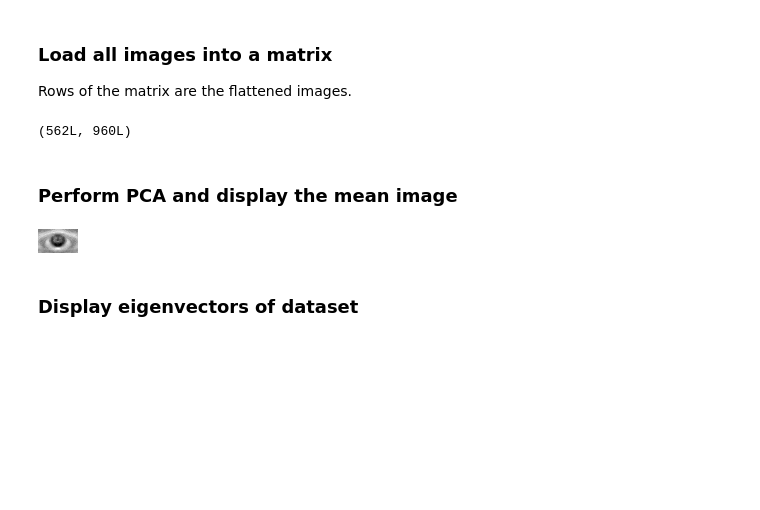
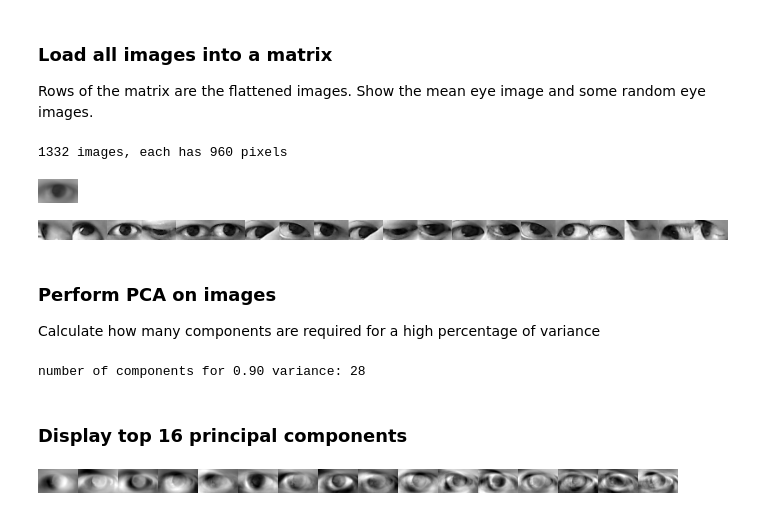
Before and after one commit to errollw/Theano-tests, a Jupyter notebook: PCA test.ipynb, the cells around one changed output. Cells and saved outputs as stored; diff of their text form; code cells hidden in the pictures; blank space fills up the shorter version.

```diff
--- a/PCA test.ipynb
+++ b/PCA test.ipynb
@@ -39,38 +33,50 @@ imgs_dir = "C:\Users\Erroll\Documents\eyespose\eyespose"
 ### Load all images into a matrix
 
 Rows of the matrix are the flattened images.
+Show the mean eye image and some random eye images.
-# %%
-all_imnames = os.listdir(imgs_dir)
-# all_imnames = [imname for imname in os.listdir(dataset_dir_single) if "_g" in imname]
-
-# make a balanced dataset
-nolock_fns = [fn for fn in all_imnames if "nolock" in fn]
-lock_fns = set(all_imnames) - set(nolock_fns)
-num_lock_imgs = len(lock_fns)
-nolock_fns_balanced = random.sample(nolock_fns, num_lock_imgs)
-
-all_imnames_balanced = list(set(nolock_fns_balanced).union(lock_fns))
-
-all_ims = [cv2.imread(os.path.join(imgs_dir, imname), cv2.CV_LOAD_IMAGE_GRAYSCALE) for imname in all_imnames_balanced]
-# all_ims = [cv2.resize(im, (40,24)) for im in all_ims]
-all_ims_flat = [im.flatten() for im in all_ims]
-
-matrix = np.vstack(all_ims_flat)
-
-print matrix.shape
-# %% [output]
-(562L, 960L)
-# %% [markdown]
-### Perform PCA and display the mean image
+# %%
+# read in all images and equalize histograms
+all_ims = [cv2.imread(os.path.join(imgs_dir, imname), cv2.CV_LOAD_IMAGE_GRAYSCALE) for imname in all_imnames_balanced]
+all_imgs = [exposure.equalize_hist(img)*255.0 for img in all_ims]
+
+all_ims_flat = [im.flatten() for im in all_ims]
+matrix = np.vstack(all_ims_flat)
+immean = matrix.mean(axis=0)
+
+print "%d images, each has %d pixels"%matrix.shape
+
+display(Image(data=cv2.imencode(".png", immean.reshape(24,40))[1].tostring()))
+display(Image(data=cv2.imencode(".png", np.hstack(random.sample(all_ims,20)))[1].tostring()))
+# %% [output]
+1332 images, each has 960 pixels
+[figure, added]
+[figure, added]
+# %% [markdown]
+### Perform PCA on images
+Calculate how many components are required for a high percentage of variance
+# %%
+pca = PCA()
+pca.fit(all_ims_flat)
+transformed = pca.transform(all_ims_flat)
+
+variance_thresh = 0.9
+
+for num_components in range(len(pca.explained_variance_ratio_)):
+    if sum(pca.explained_variance_ratio_[:num_components]) > variance_thresh: break
+
+print "number of components for %.2f variance: %d"%(variance_thresh,num_components)
+# %% [output]
+number of components for 0.90 variance: 28
+# %% [markdown]
+### Display top 16 principal components
 # %%
-# perform PCA
-V, S, immean = pca(matrix)
+princom_imgs = []
 
-mean_img = immean.reshape(24,40)
-cv2.normalize(mean_img, mean_img, 0, 255, cv2.NORM_MINMAX)
+for eigen_vec in pca.components_[:16]:
+    eigen_vec_img = eigen_vec.reshape(24,40).astype(np.float32)
+    cv2.normalize(eigen_vec_img, eigen_vec_img, 0, 255, cv2.NORM_MINMAX)
+    princom_imgs.append(eigen_vec_img)
 
-Image(data=cv2.imencode(".png", mean_img)[1].tostring())
+Image(data=cv2.imencode(".png", np.hstack(princom_imgs))[1].tostring())
 # %% [output]
-[figure, old version]
+[figure, new version]
-# %% [markdown]
-### Display eigenvectors of dataset
```
Also changed, not shown: parts of 10 cells of this notebook, 3 other files.
